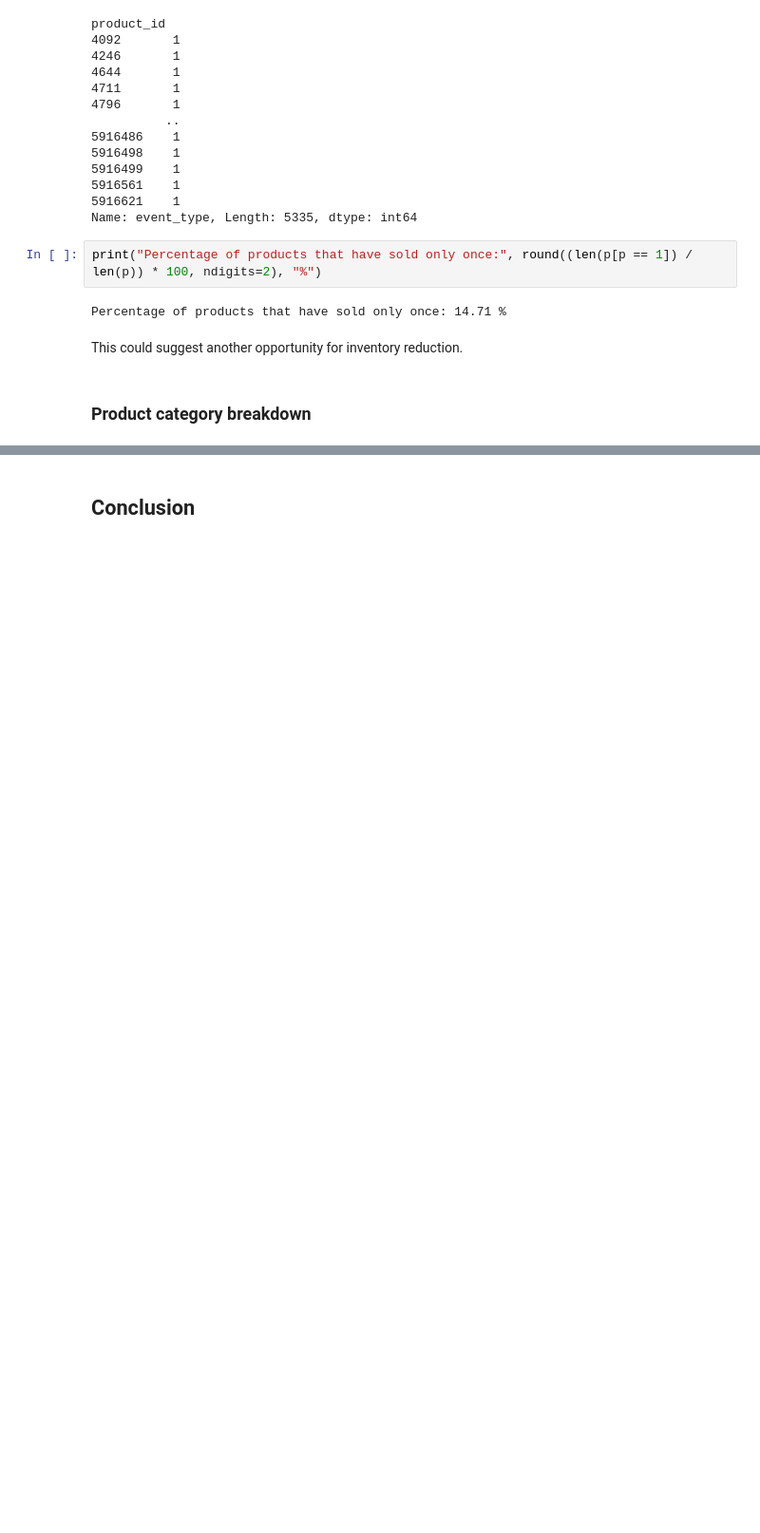
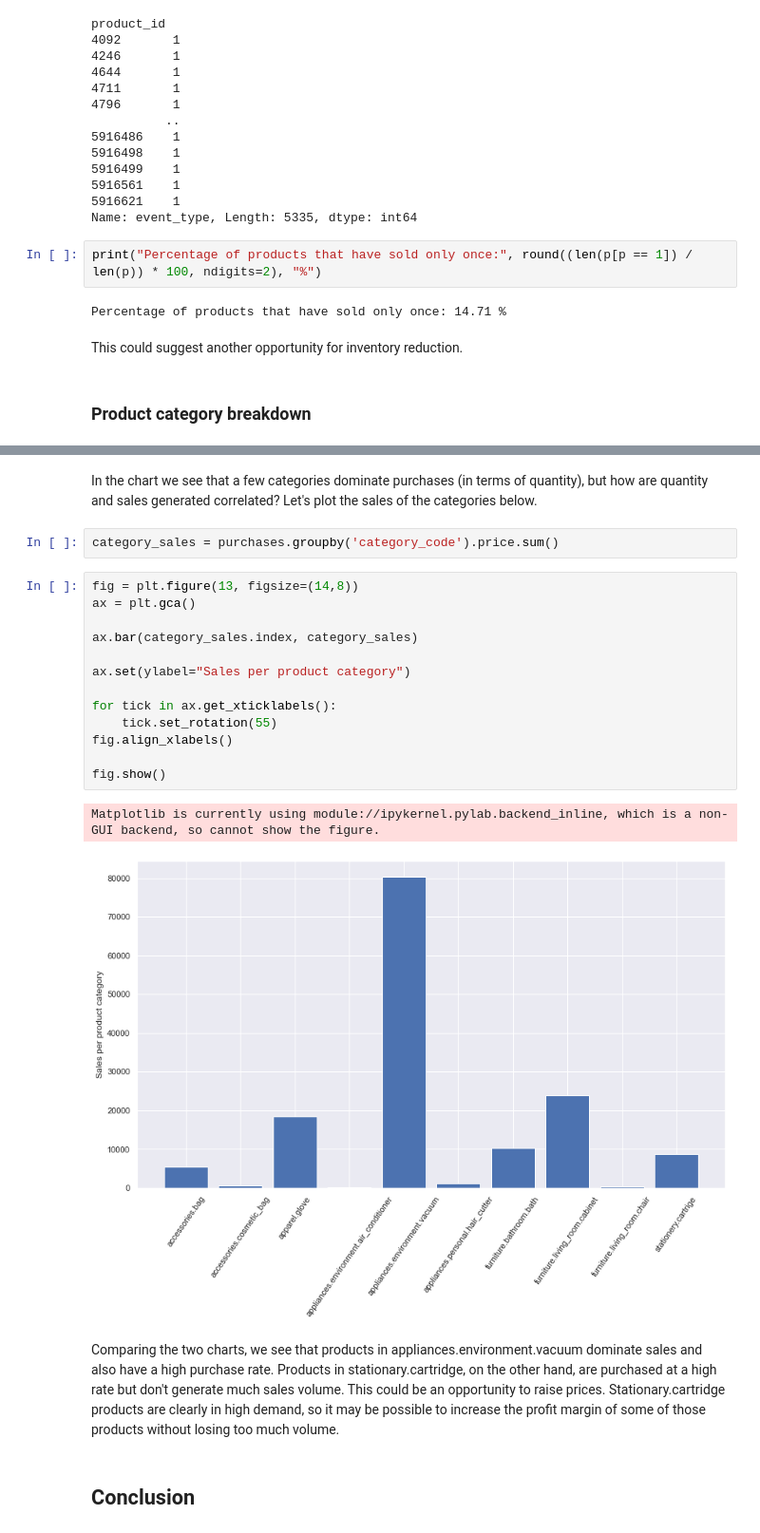
Before and after one commit to lawsonpd/data-analysis-interview-exercise, a Jupyter notebook: LevelwingEcommerceExercise.ipynb, the cells around one changed output, grey strips where cells are left out. Shown at 95% size. Saved outputs shown, nothing was run; the diff lists cells and outputs as text; blank space fills up the shorter version.

```diff
--- a/LevelwingEcommerceExercise.ipynb
+++ b/LevelwingEcommerceExercise.ipynb
@@ -568,2 +564,24 @@ data.head()
+# %% [markdown]
+In the chart we see that a few categories dominate purchases (in terms of quantity), but how are quantity and sales generated correlated? Let's plot the sales of the categories below.
+# %%
+category_sales = purchases.groupby('category_code').price.sum()
+# %%
+fig = plt.figure(13, figsize=(14,8))
+ax = plt.gca()
+
+ax.bar(category_sales.index, category_sales)
+
+ax.set(ylabel="Sales per product category")
+
+for tick in ax.get_xticklabels():
+    tick.set_rotation(55)
+fig.align_xlabels()
+
+fig.show()
+# %% [output]
+Matplotlib is currently using module://ipykernel.pylab.backend_inline, which is a non-GUI backend, so cannot show the figure.
+[figure, added]
+# %% [markdown]
+Comparing the two charts, we see that products in appliances.environment.vacuum dominate sales and also have a high purchase rate. Products in stationary.cartridge, on the other hand, are purchased at a high rate but don't generate much sales volume. This could be an opportunity to raise prices. Stationary.cartridge products are clearly in high demand, so it may be possible to increase the profit margin of some of those products without losing too much volume.
 # %% [markdown]
 ## Conclusion
```
Also changed, not shown: parts of 16 cells of this notebook.
